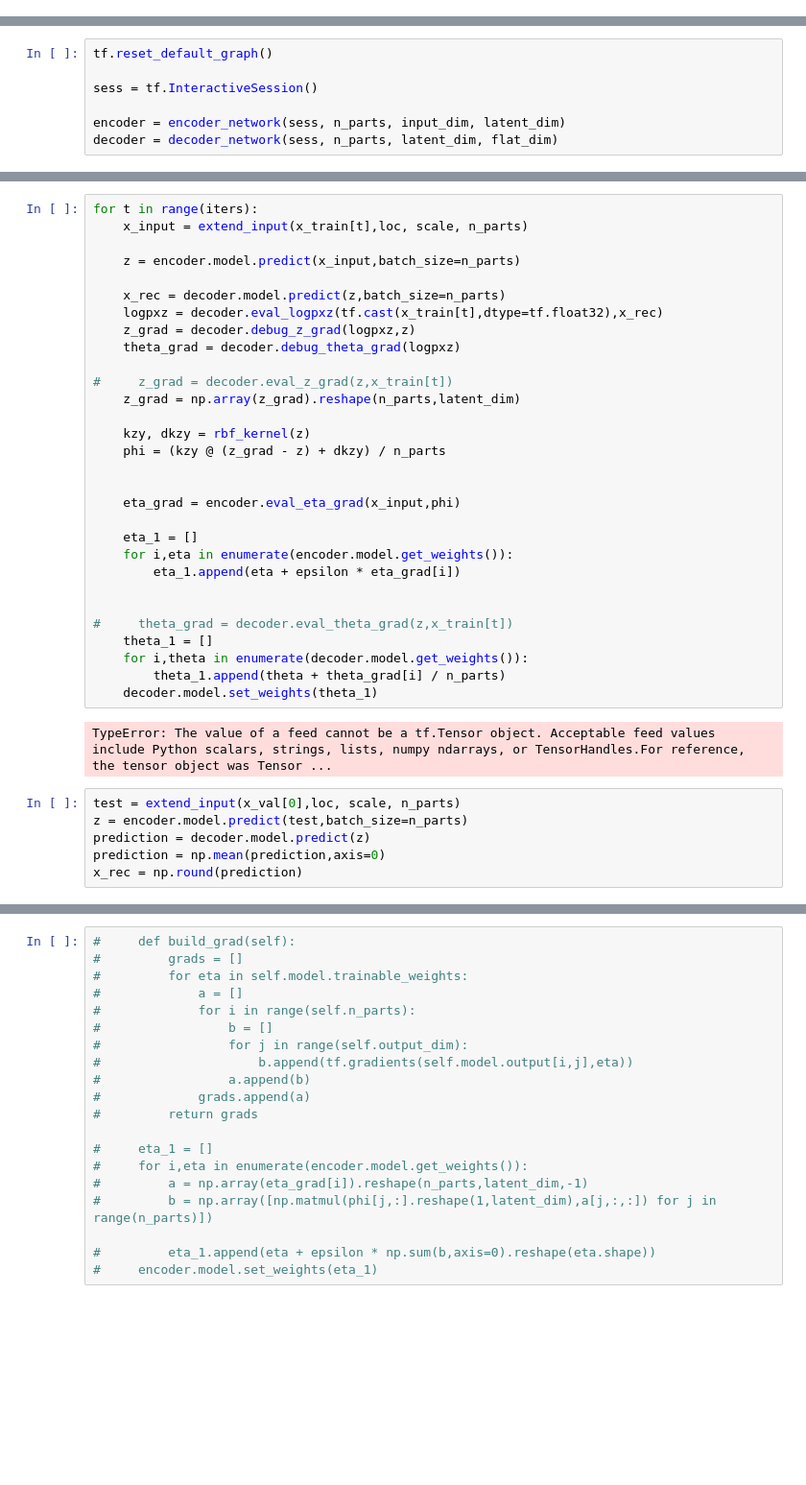
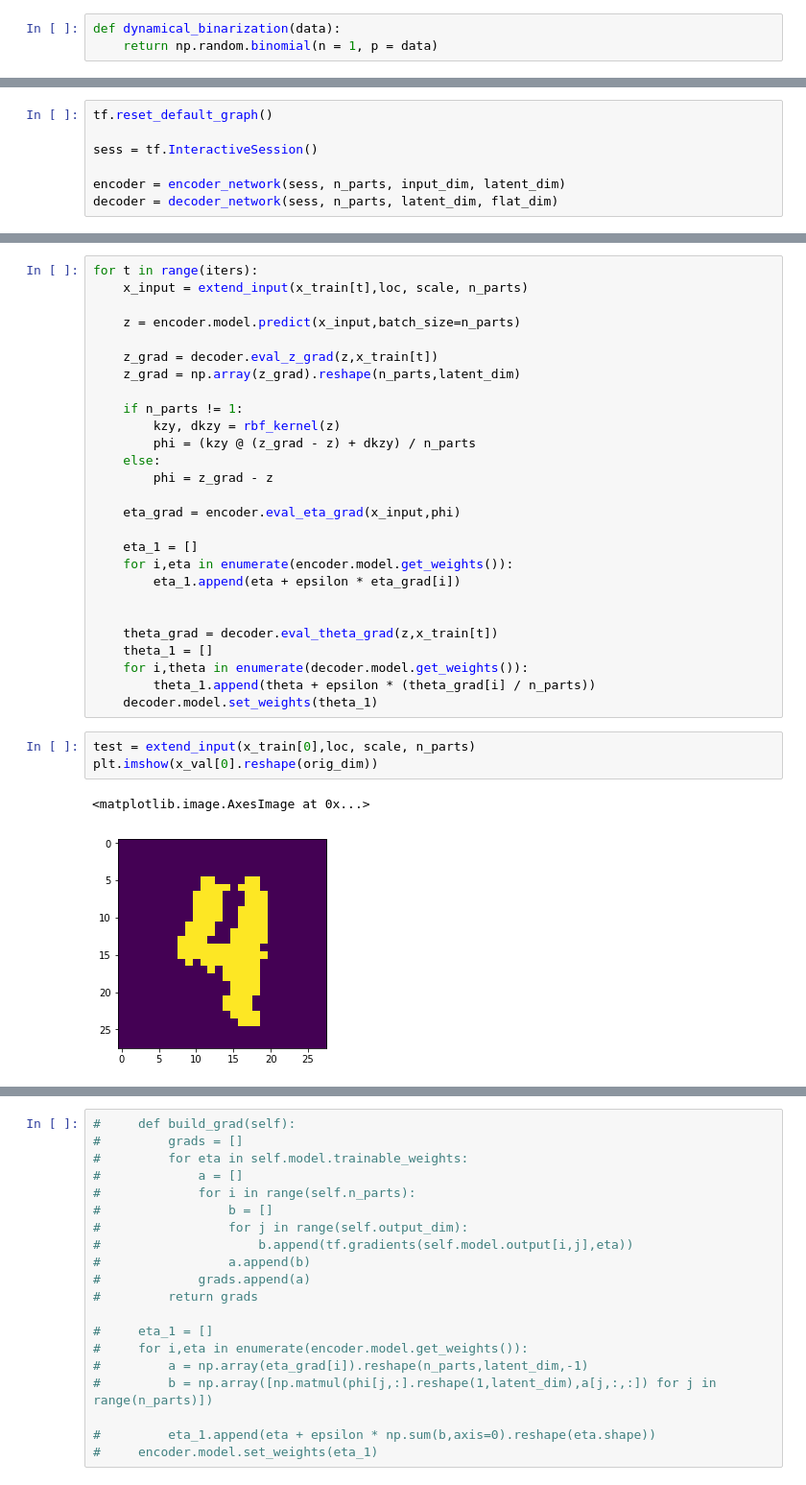
Before and after one commit to jthuemmel/svgd, a Jupyter notebook: stein_vae.ipynb, the cells around one changed output, grey strips where cells are left out. Shown at 96% size. Cells and saved outputs as stored; diff of their text form; blank space fills up the shorter version.

```diff
--- a/stein_vae.ipynb
+++ b/stein_vae.ipynb
@@ -134,6 +129,9 @@ def extend_input(x_input, loc, scale, n_parts):
     assert np.shape(x_extended) == (n_parts, np.size(x_input))
 
     return np.hstack((x_extended,xsi))
+# %%
+def dynamical_binarization(data):
+    return np.random.binomial(n = 1, p = data)
 # %%
 (x_train_f, y_train_f), (x_test, y_test) = mnist.load_data()
 # %%
@@ -176,17 +171,14 @@ for t in range(iters):
 
     z = encoder.model.predict(x_input,batch_size=n_parts)
 
-    x_rec = decoder.model.predict(z,batch_size=n_parts)
-    logpxz = decoder.eval_logpxz(tf.cast(x_train[t],dtype=tf.float32),x_rec)
-    z_grad = decoder.debug_z_grad(logpxz,z)
-    theta_grad = decoder.debug_theta_grad(logpxz)
-
-#     z_grad = decoder.eval_z_grad(z,x_train[t])
+    z_grad = decoder.eval_z_grad(z,x_train[t])
     z_grad = np.array(z_grad).reshape(n_parts,latent_dim)
 
-    kzy, dkzy = rbf_kernel(z)
-    phi = (kzy @ (z_grad - z) + dkzy) / n_parts
-
+    if n_parts != 1:
+        kzy, dkzy = rbf_kernel(z)
+        phi = (kzy @ (z_grad - z) + dkzy) / n_parts
+    else:
+        phi = z_grad - z
 
     eta_grad = encoder.eval_eta_grad(x_input,phi)
 
@@ -195,16 +187,14 @@ for t in range(iters):
         eta_1.append(eta + epsilon * eta_grad[i])
 
 
-#     theta_grad = decoder.eval_theta_grad(z,x_train[t])
+    theta_grad = decoder.eval_theta_grad(z,x_train[t])
     theta_1 = []
     for i,theta in enumerate(decoder.model.get_weights()):
-        theta_1.append(theta + theta_grad[i] / n_parts)
+        theta_1.append(theta + epsilon * (theta_grad[i] / n_parts))
     decoder.model.set_weights(theta_1)
-# %% [output]
-TypeError: The value of a feed cannot be a tf.Tensor object. Acceptable feed values include Python scalars, strings, lists, numpy ndarrays, or TensorHandles.For reference, the tensor object was Tensor ...
-# %%
-test = extend_input(x_val[0],loc, scale, n_parts)
-z = encoder.model.predict(test,batch_size=n_parts)
-prediction = decoder.model.predict(z)
-prediction = np.mean(prediction,axis=0)
-x_rec = np.round(prediction)
+# %%
+test = extend_input(x_train[0],loc, scale, n_parts)
+plt.imshow(x_val[0].reshape(orig_dim))
+# %% [output]
+<matplotlib.image.AxesImage at 0x...>
+[figure, added]
```
Also changed, not shown: parts of 16 cells of this notebook.
